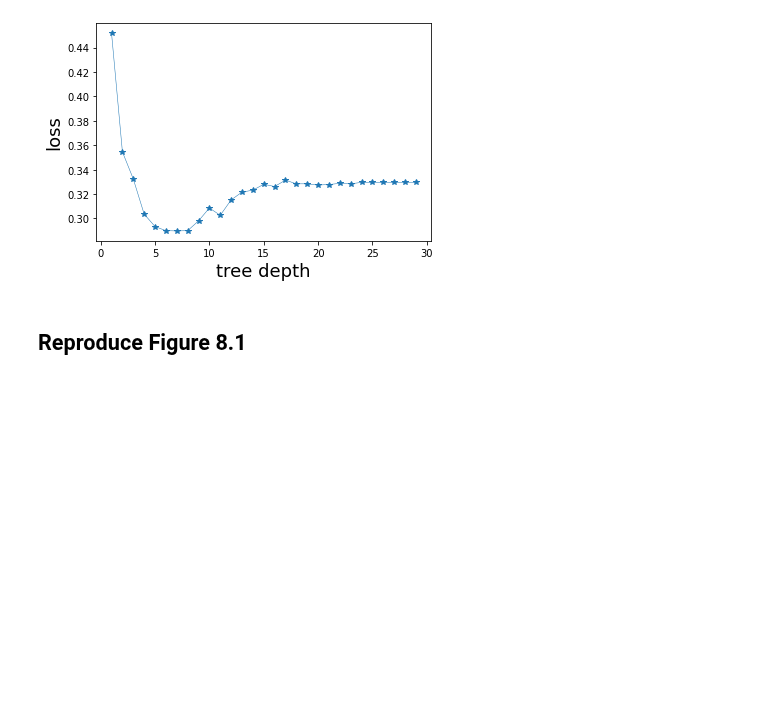
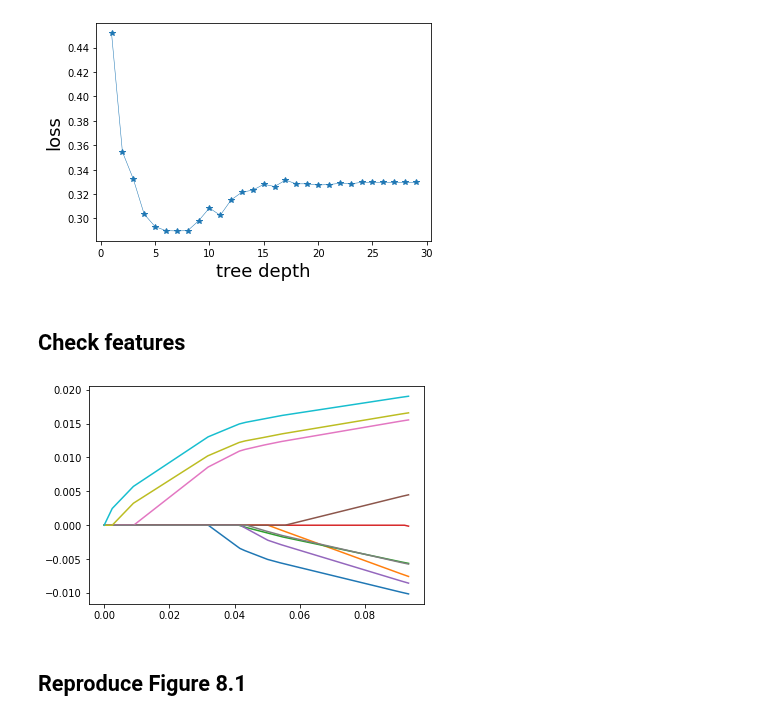
Before and after one commit to gnitnaw/Programs, a Jupyter notebook: Chapter8/TreeDepthCV.ipynb, the cells around one changed output. Saved outputs shown, nothing was run; the diff lists cells and outputs as text; code cells hidden in the pictures; blank space fills up the shorter version.

```diff
--- a/Chapter8/TreeDepthCV.ipynb
+++ b/Chapter8/TreeDepthCV.ipynb
@@ -53,6 +54,29 @@ plt.plot(xdepthlist, cvlist,'-*' , linewidth=0.5)
 # %% [output]
 [<matplotlib.lines.Line2D at 0x...>]
 [figure]
+# %% [markdown]
+## Check features
+# %%
+Ng = 5000
+gg = np.linspace(-4, 2, num=Ng)
+gg = np.power(10,gg)
+p_est = np.zeros((Ng, 10))
+p_true = 3
+for i in range(Ng):
+  clf_L = linear_model.Lasso(gg[i])
+  clf_L.fit(X,y)
+  p_est[i] = clf_L.coef_
+
+pnorm = np.linalg.norm(p_est, axis=1, ord=1)
+
+for i in range(10):
+    plt.plot(pnorm, p_est.T[i], '-')
+
+
+#plt.xscale('log')
+plt.show()
+# %% [output]
+[figure, added]
 # %% [markdown]
 ## Reproduce Figure 8.1
 # %%
```
Also changed, not shown: parts of 1 cell of this notebook.
